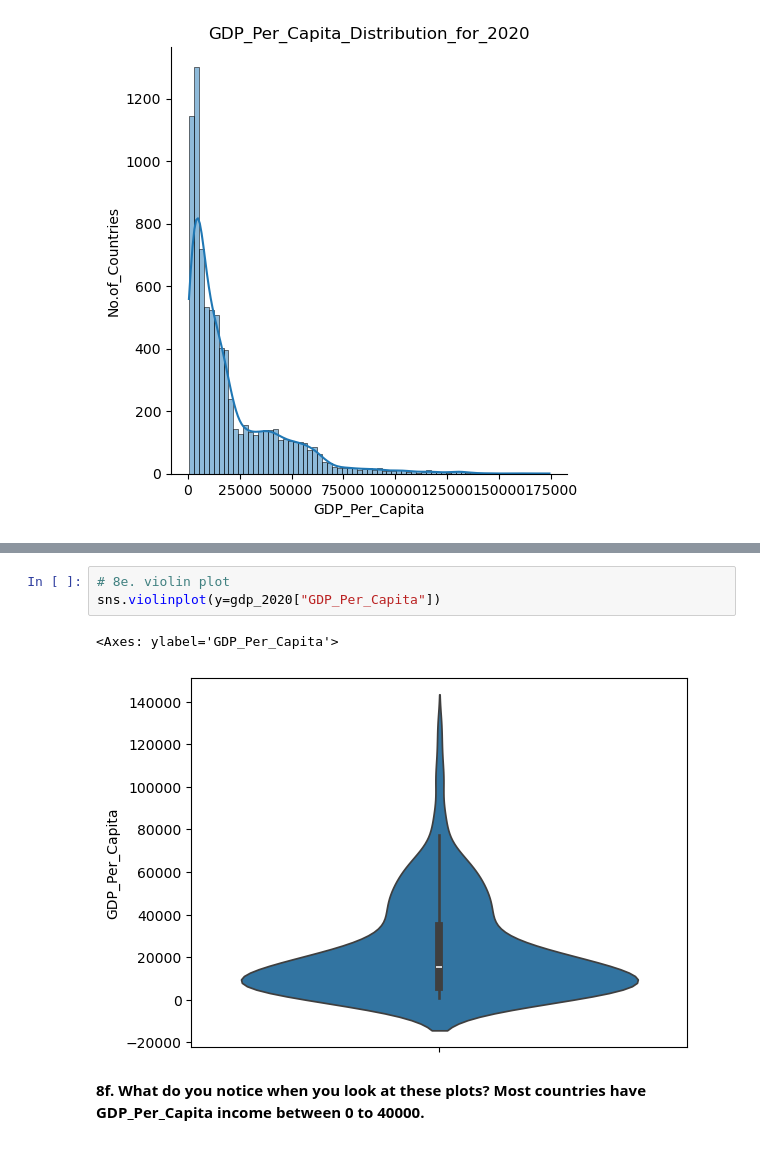
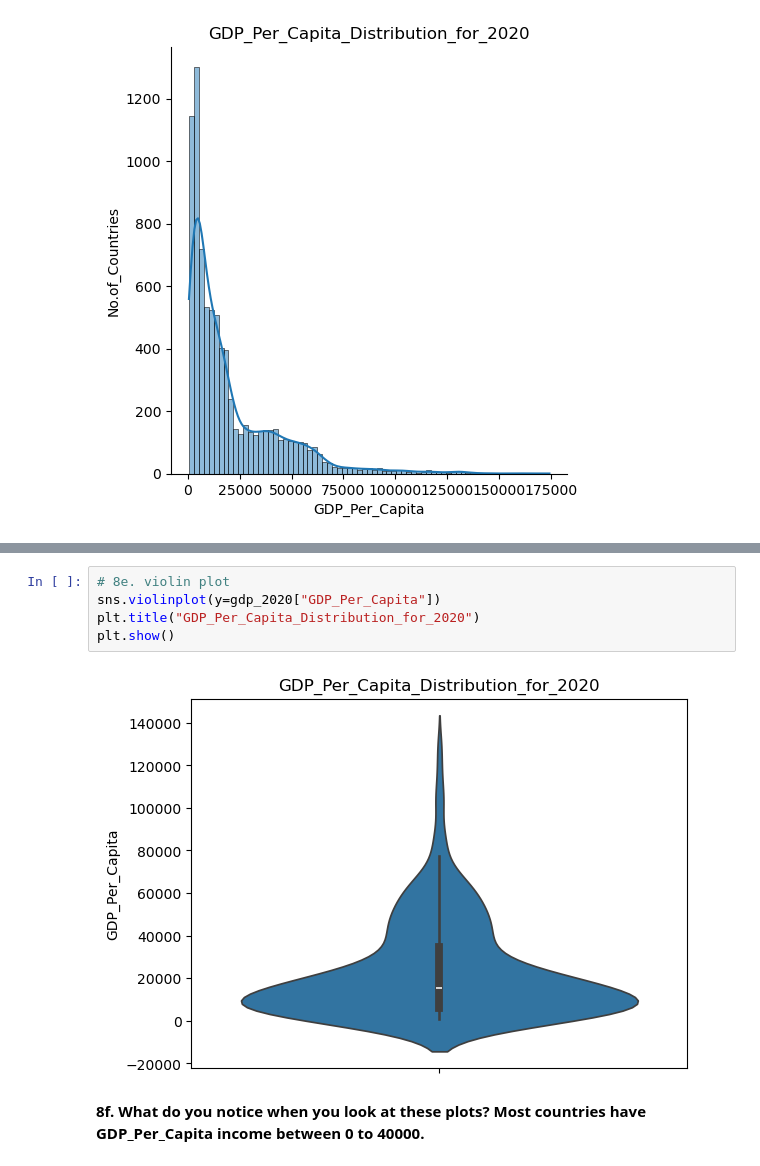
Before and after one commit to NSS-Data-Analytics-Cohort-16/da16-python-gdp-and-internet-use-analysis-janvimehendale, a Jupyter notebook: notebooks/gdp_internetuse.ipynb, the cells around one changed output, grey strips where cells are left out. Cells and saved outputs as stored; diff of their text form.

```diff
--- a/notebooks/gdp_internetuse.ipynb
+++ b/notebooks/gdp_internetuse.ipynb
@@ -292,9 +295,10 @@ sns.boxplot(y=gdp_2020["GDP_Per_Capita"])
 # %%
 # 8e. violin plot
 sns.violinplot(y=gdp_2020["GDP_Per_Capita"])
+plt.title("GDP_Per_Capita_Distribution_for_2020")
+plt.show()
 # %% [output]
-<Axes: ylabel='GDP_Per_Capita'>
-[figure, old version]
+[figure, new version]
 # %% [markdown]
 **8f. What do you notice when you look at these plots?
 Most countries have GDP_Per_Capita income between 0 to 40000.**
```
Also changed, not shown: parts of 14 cells of this notebook.
